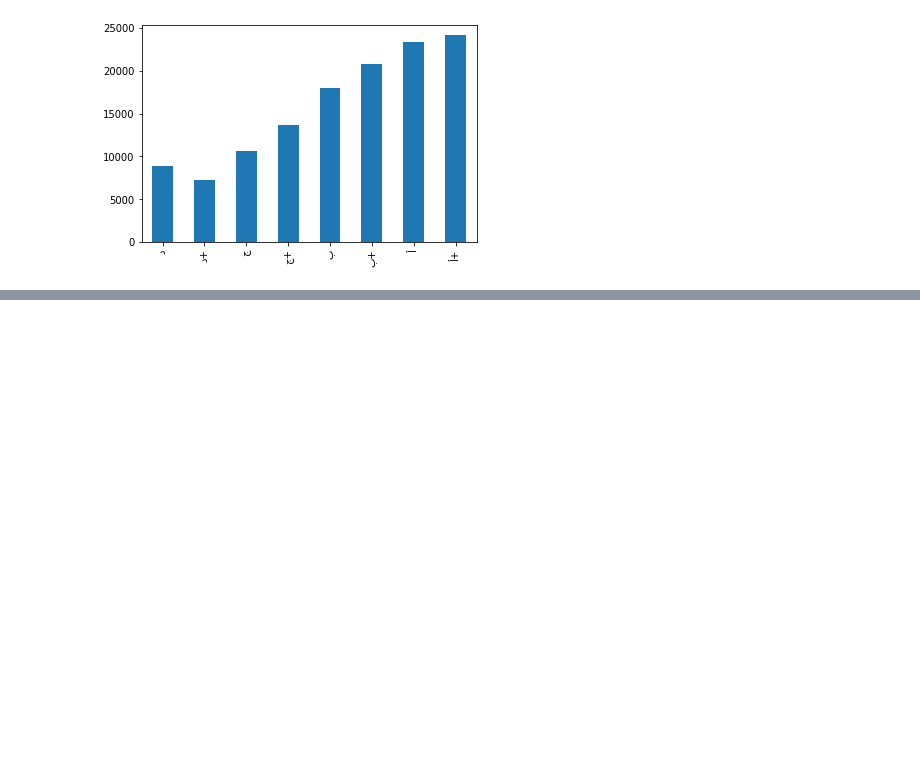
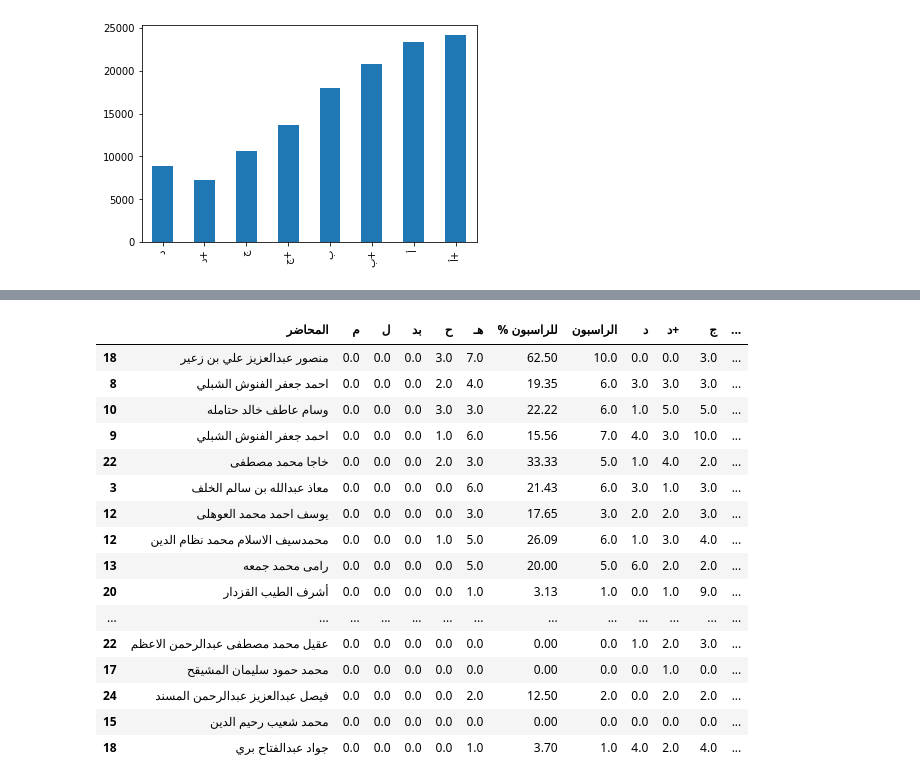
Before and after one commit to Hawzen/Experiments, a Jupyter notebook: gradez/Untitled.ipynb, the cells around one changed output, grey strips where cells are left out. Cells and saved outputs as stored; diff of their text form; code cells hidden in the pictures; blank space fills up the shorter version.

```diff
--- a/gradez/Untitled.ipynb
+++ b/gradez/Untitled.ipynb
@@ -67,0 +85,26 @@ table[grades].sum().plot.bar()
+# %%
+from functools import reduce
+names = """
+عال هال هاب نال
+""".split()
+
+cs_filter = reduce(lambda acc, name: acc | table["رمز المقرر"].str.contains(name), names, table["رمز المقرر"].str.contains("عال"))
+table[cs_filter].sort_values("khalid_ratio", ascending=False)[:100]
+# %% [output]
+|  | المحاضر | م | ل | بد | ح | هـ | % للراسبون | الراسبون | د | د+ | ج | ... |
+| 18 | منصور عبدالعزيز علي بن زعير | 0.0 | 0.0 | 0.0 | 3.0 | 7.0 | 62.50 | 10.0 | 0.0 | 0.0 | 3.0 | ... |
+| 8 | احمد جعفر الفنوش الشبلي | 0.0 | 0.0 | 0.0 | 2.0 | 4.0 | 19.35 | 6.0 | 3.0 | 3.0 | 3.0 | ... |
+| 10 | وسام عاطف خالد حتامله | 0.0 | 0.0 | 0.0 | 3.0 | 3.0 | 22.22 | 6.0 | 1.0 | 5.0 | 5.0 | ... |
+| 9 | احمد جعفر الفنوش الشبلي | 0.0 | 0.0 | 0.0 | 1.0 | 6.0 | 15.56 | 7.0 | 4.0 | 3.0 | 10.0 | ... |
+| 22 | خاجا محمد مصطفى | 0.0 | 0.0 | 0.0 | 2.0 | 3.0 | 33.33 | 5.0 | 1.0 | 4.0 | 2.0 | ... |
+| 3 | معاذ عبدالله بن سالم الخلف | 0.0 | 0.0 | 0.0 | 0.0 | 6.0 | 21.43 | 6.0 | 3.0 | 1.0 | 3.0 | ... |
+| 12 | يوسف احمد محمد العوهلى | 0.0 | 0.0 | 0.0 | 0.0 | 3.0 | 17.65 | 3.0 | 2.0 | 2.0 | 3.0 | ... |
+| 12 | محمدسيف الاسلام محمد نظام الدين | 0.0 | 0.0 | 0.0 | 1.0 | 5.0 | 26.09 | 6.0 | 1.0 | 3.0 | 4.0 | ... |
+| 13 | رامى محمد جمعه | 0.0 | 0.0 | 0.0 | 0.0 | 5.0 | 20.00 | 5.0 | 6.0 | 2.0 | 2.0 | ... |
+| 20 | أشرف الطيب القزدار | 0.0 | 0.0 | 0.0 | 0.0 | 1.0 | 3.13 | 1.0 | 0.0 | 1.0 | 9.0 | ... |
+| ... | ... | ... | ... | ... | ... | ... | ... | ... | ... | ... | ... | ... |
+| 22 | عقيل محمد مصطفى عبدالرحمن الاعظم | 0.0 | 0.0 | 0.0 | 0.0 | 0.0 | 0.00 | 0.0 | 1.0 | 2.0 | 3.0 | ... |
+| 17 | محمد حمود سليمان المشيقح | 0.0 | 0.0 | 0.0 | 0.0 | 0.0 | 0.00 | 0.0 | 0.0 | 1.0 | 0.0 | ... |
+| 24 | فيصل عبدالعزيز عبدالرحمن المسند | 0.0 | 0.0 | 0.0 | 0.0 | 2.0 | 12.50 | 2.0 | 0.0 | 2.0 | 2.0 | ... |
+| 15 | محمد شعيب رحيم الدين | 0.0 | 0.0 | 0.0 | 0.0 | 0.0 | 0.00 | 0.0 | 0.0 | 0.0 | 0.0 | ... |
+| 18 | جواد عبدالفتاح بري | 0.0 | 0.0 | 0.0 | 0.0 | 1.0 | 3.70 | 1.0 | 4.0 | 2.0 | 4.0 | ... |
```
Also changed, not shown: parts of 4 cells of this notebook.
